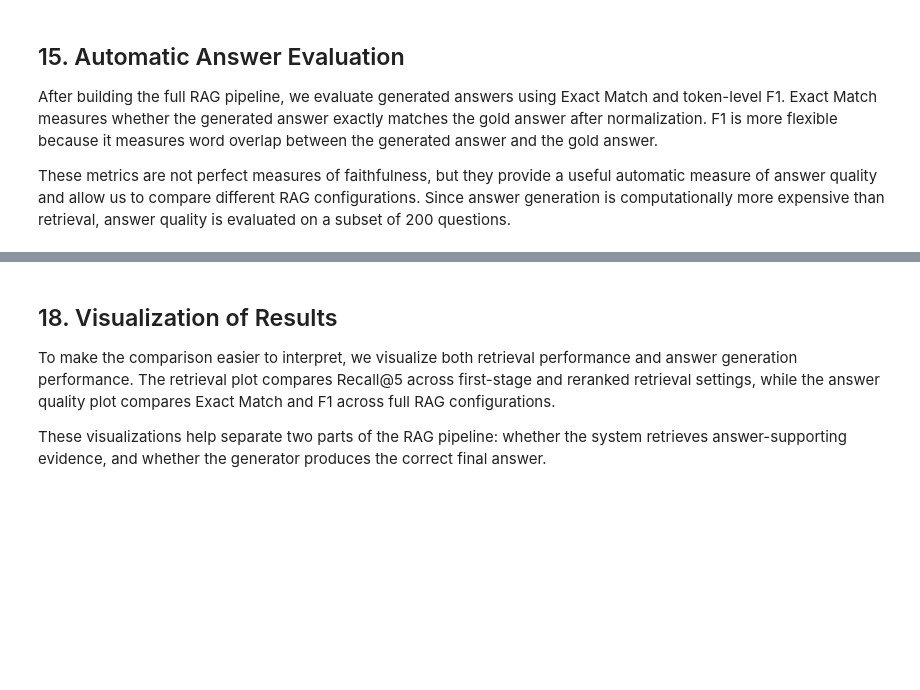
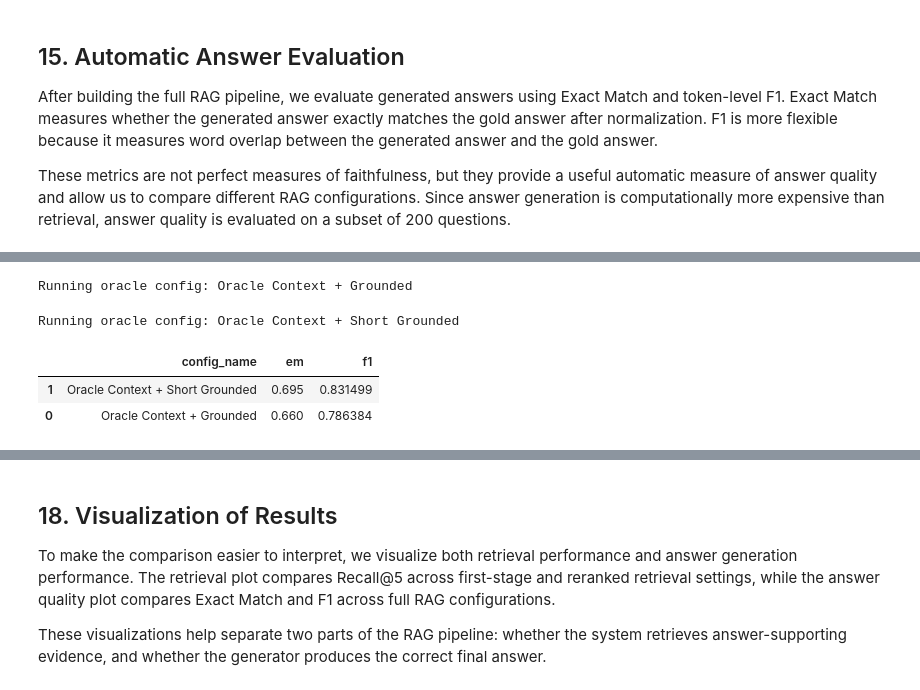
Before and after one commit to 00Kisumi00/STAT5293-Project, a Jupyter notebook: 5293_Final_Project.ipynb, the cells around one changed output, grey strips where cells are left out. Cells and saved outputs as stored; diff of their text form; code cells hidden in the pictures; blank space fills up the shorter version.

```diff
--- a/5293_Final_Project.ipynb
+++ b/5293_Final_Project.ipynb
@@ -1139,0 +1193,68 @@ Overall, the automatic evaluation suggests that the main bottleneck is answer ge
+# %%
+def run_oracle_rag(question, gold_context, prompt_type="grounded"):
+    contexts = [gold_context]
+    prompt = build_prompt(question, contexts, prompt_type=prompt_type)
+    generated_answer = generate_answer(prompt)
+
+    return generated_answer
+
+
+oracle_configs = [
+    {
+        "config_name": "Oracle Context + Grounded",
+        "prompt_type": "grounded"
+    },
+    {
+        "config_name": "Oracle Context + Short Grounded",
+        "prompt_type": "short_grounded"
+    }
+]
+
+oracle_results = []
+
+oracle_eval_df = df.iloc[:min(N_GENERATION_EVAL, len(df))].copy()
+
+for config in oracle_configs:
+    print("Running oracle config:", config["config_name"])
+
+    for _, row in tqdm(oracle_eval_df.iterrows(), total=len(oracle_eval_df)):
+        question = row["question"]
+        gold_answer = row["answer"]
+        gold_context = row["context"]
+
+        generated_answer = run_oracle_rag(
+            question=question,
+            gold_context=gold_context,
+            prompt_type=config["prompt_type"]
+        )
+
+        oracle_results.append({
+            "config_name": config["config_name"],
+            "prompt_type": config["prompt_type"],
+            "question": question,
+            "gold_answer": gold_answer,
+            "generated_answer": generated_answer,
+            "em": exact_match_score(generated_answer, gold_answer),
+            "f1": token_f1_score(generated_answer, gold_answer)
+        })
+
+oracle_results_df = pd.DataFrame(oracle_results)
+
+oracle_summary = (
+    oracle_results_df
+    .groupby("config_name")[["em", "f1"]]
+    .mean()
+    .reset_index()
+    .sort_values("f1", ascending=False)
+)
+
+oracle_results_df.to_csv("oracle_context_results.csv", index=False)
+oracle_summary.to_csv("oracle_context_summary.csv", index=False)
+
+oracle_summary
+# %% [output]
+Running oracle config: Oracle Context + Grounded
+Running oracle config: Oracle Context + Short Grounded
+|  | config_name | em | f1 |
+| 1 | Oracle Context + Short Grounded | 0.695 | 0.831499 |
+| 0 | Oracle Context + Grounded | 0.660 | 0.786384 |
```
Also changed, not shown: parts of 50 cells of this notebook, 1 other file.
